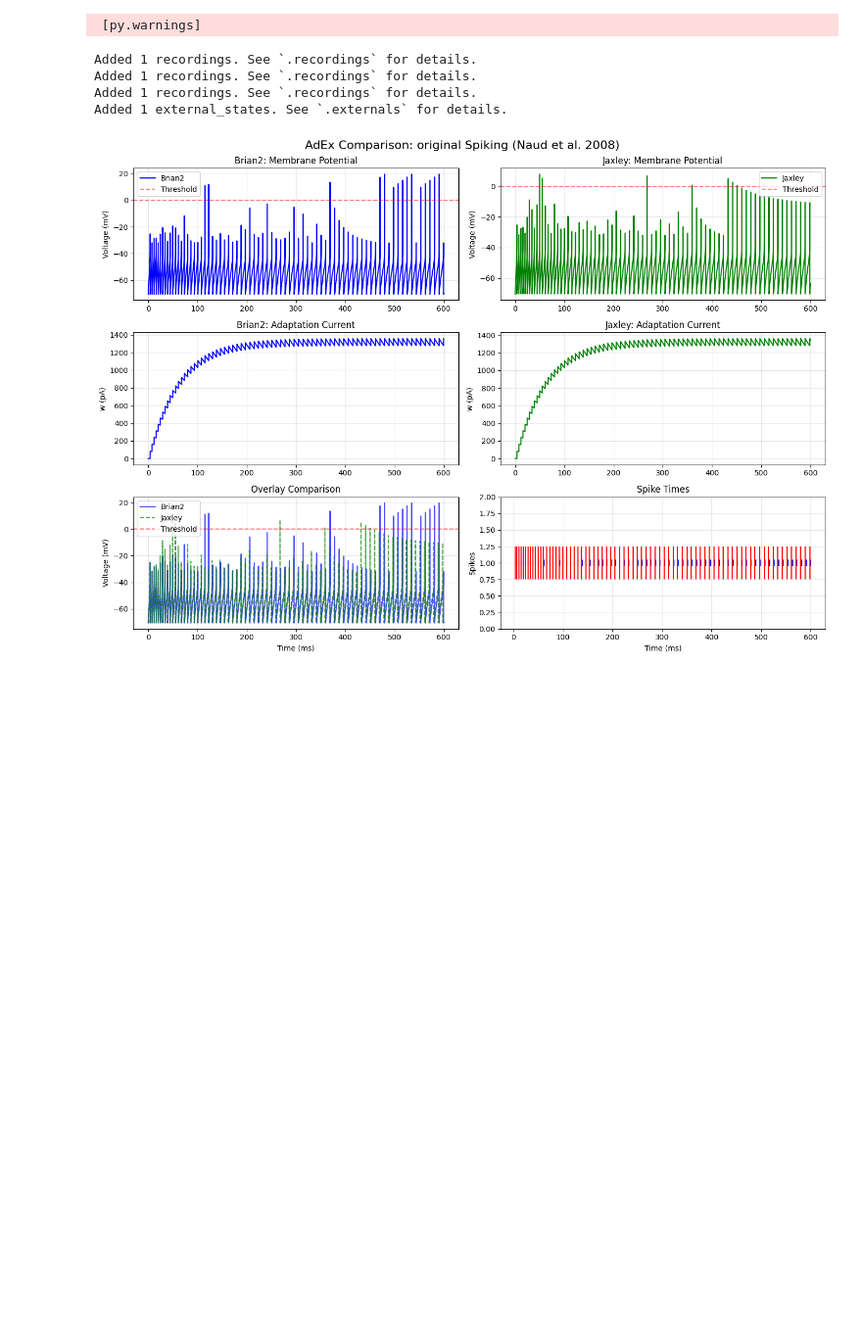
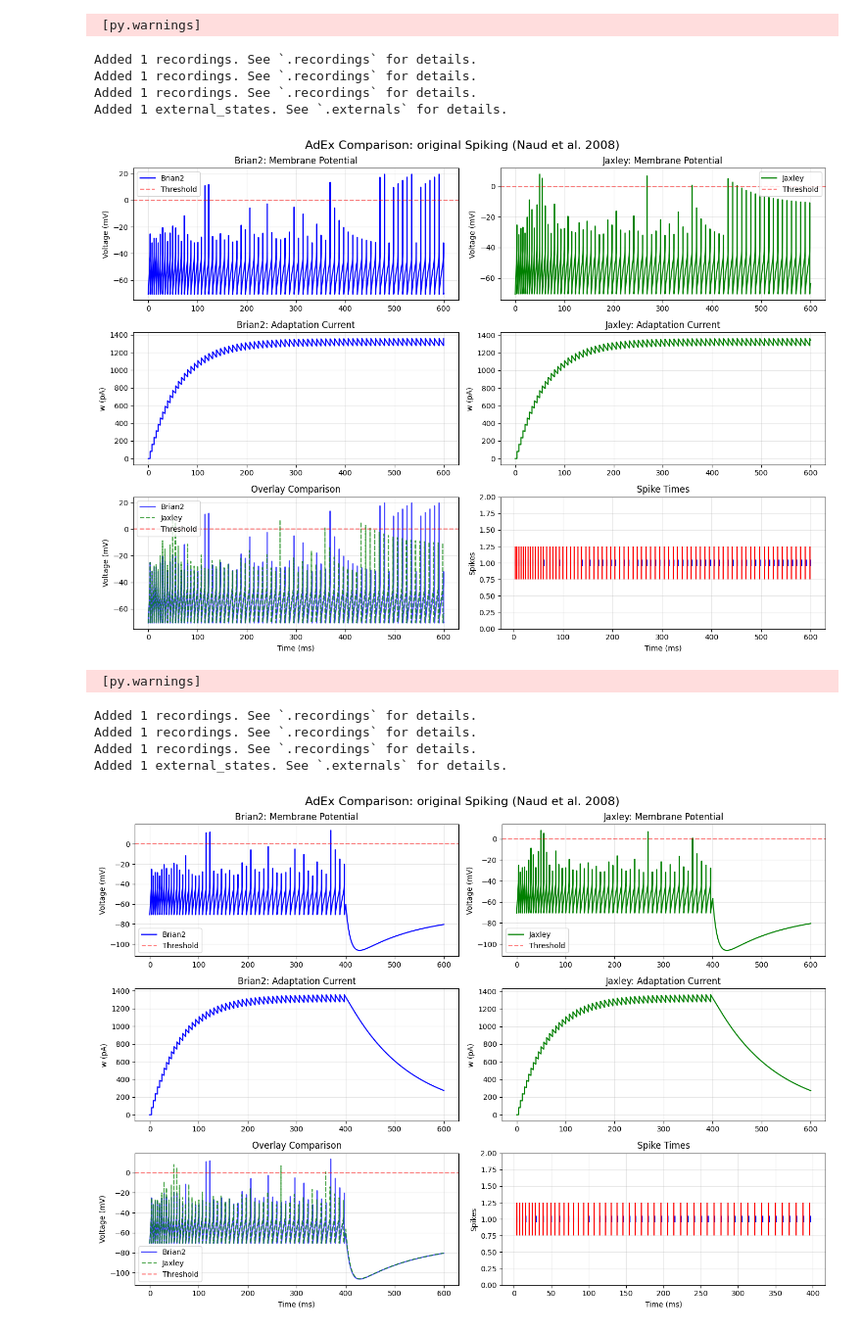
Before and after one commit to paulmyr/jaxley, a Jupyter notebook: notebooks/jaxley_test_adex.ipynb, the cells around one changed output. Shown at 98% size. Drawn from its saved outputs; the diff is of its cells as text; code cells hidden in the pictures; blank space fills up the shorter version.

```diff
--- a/notebooks/jaxley_test_adex.ipynb
+++ b/notebooks/jaxley_test_adex.ipynb
@@ -190,7 +191,7 @@ def geometry_for_capacitance(C_pF, specific_capacitance=1.0):
     length_um = 3.14 * radius_um
     return radius_um, length_um, area_cm2
 # %%
-def run_jaxley_adex(params, dt_ms=0.025, duration_ms=500.0):
+def run_jaxley_adex(params, dt_ms=0.025, duration_ms=400.0, t_max_ms=600.0):
     """
     AdEx simulation in Jaxley.
 
@@ -237,7 +238,7 @@ def run_jaxley_adex(params, dt_ms=0.025, duration_ms=500.0):
     I_nA = params['I'] * params['C_m'] / 1000.0  # pA -> nA
 
     # Inject current
-    cell.stimulate(jx.step_current(0.0, duration_ms, I_nA, dt_ms, duration_ms))
+    cell.stimulate(jx.step_current(0.0, duration_ms, I_nA, dt_ms, t_max=t_max_ms))
 
     # Run simulation
     results = jx.integrate(cell, delta_t=dt_ms)
@@ -260,7 +261,7 @@ def run_jaxley_adex(params, dt_ms=0.025, duration_ms=500.0):
 # %% [markdown]
 This follows https://brian2.readthedocs.io/en/latest/examples/frompapers.Naud_et_al_2008_adex_firing_patterns.html
 # %%
-def run_brian2_adex(params, dt_ms=0.025, duration_ms=500.0):
+def run_brian2_adex(params, dt_ms=0.025, duration_ms=600.0, t_max_ms=600.0):
     """
     Run AdEx simulation using Brian2.
     Follows https://brian2.readthedocs.io/en/latest/examples/frompapers.Naud_et_al_2008_adex_firing_patterns.html
@@ -310,6 +311,8 @@ def run_brian2_adex(params, dt_ms=0.025, duration_ms=500.0):
 
     # Run simulation
     run(duration_ms * ms)
+    I_input = 0.0 * pA
+    run((t_max_ms - duration_ms) * ms)
 
     # Extract results (convert back to standard units)
     time_array = mon_v.t / ms  # ms
@@ -320,18 +323,17 @@ def run_brian2_adex(params, dt_ms=0.025, duration_ms=500.0):
 # %% [markdown]
 ## Run simulation
 # %%
-def plot_and_run(module):
+def plot_and_run(module, duration=600, t_max=600):
     dt = 0.025
-    duration = 600
 
     parameters = NAUD_PARAMETERS[module]
 
     t_brian, v_brian, w_brian, spikes_brian = run_brian2_adex(
-        parameters, dt_ms=dt, duration_ms=duration
+        parameters, dt_ms=dt, duration_ms=duration, t_max_ms=t_max
     )
 
     t_jaxley, v_jaxley, w_jaxley, s_jaxley = run_jaxley_adex(
-        parameters, dt_ms=dt, duration_ms=duration
+        parameters, dt_ms=dt, duration_ms=duration, t_max_ms=t_max
     )
 
     fig = plot_comparison(
@@ -376,3 +378,13 @@ Added 1 recordings. See `.recordings` for details.
 Added 1 recordings. See `.recordings` for details.
 Added 1 external_states. See `.externals` for details.
 [figure]
+# %%
+
+plot_and_run('original', duration=400.0)
+# %% [output]
+ [py.warnings]
+Added 1 recordings. See `.recordings` for details.
+Added 1 recordings. See `.recordings` for details.
+Added 1 recordings. See `.recordings` for details.
+Added 1 external_states. See `.externals` for details.
+[figure, added]
```
Also changed, not shown: parts of 1 cell of this notebook.
